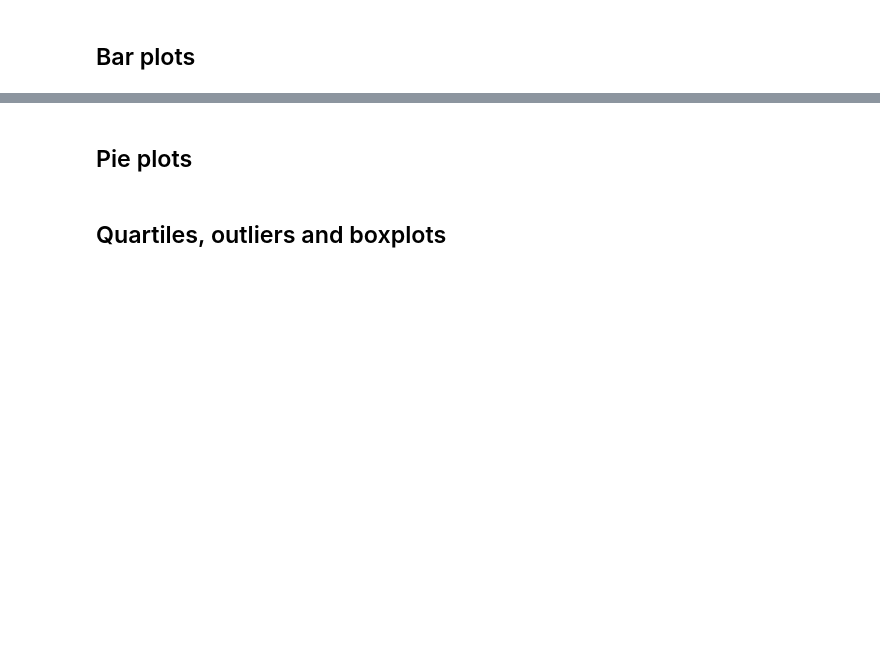
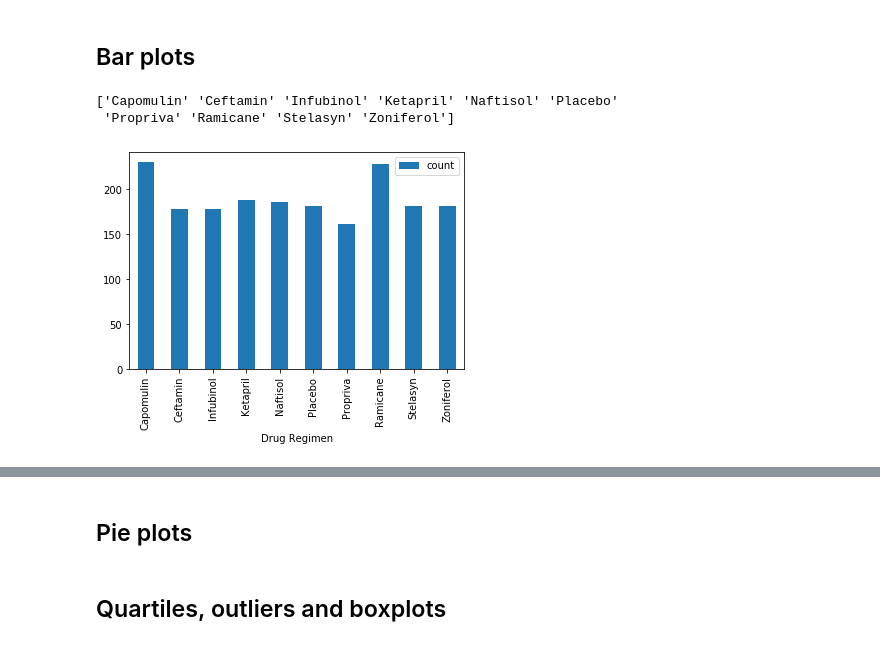
Before and after one commit to atulbhingarde/DATA-05, a Jupyter notebook: Pymaceuticals/pymaceuticals_starter.ipynb, the cells around one changed output, grey strips where cells are left out. Cells and saved outputs as stored; diff of their text form; code cells hidden in the pictures; blank space fills up the shorter version.

Commit message:
updated with some graphs

```diff
--- a/Pymaceuticals/pymaceuticals_starter.ipynb
+++ b/Pymaceuticals/pymaceuticals_starter.ipynb
@@ -35,0 +54,30 @@ study_results.head()
+# %%
+# Generate a bar plot showing number of data points for each treatment regimen using pandas
+#clinical_data_complete.set_index(["Drug Regimen"]).count()
+Regimen = clinical_data_complete.groupby('Drug Regimen')
+#Regimen.head()
+#print(Regimen.groups)
+gg=Regimen['Timepoint'].describe()
+#labels = Regimen['Drug Regimen']
+#labels.head
+#print(gg.index.name)
+list=(gg.index.values)
+type(list)
+print(list)
+type(gg)
+#new_list=gg+list
+hh = gg.filter(['Drug Regimen', 'count'], axis=1)
+
+hh
+#for drug in list:
+#    print(drug+" "+str(gg.loc[drug]['count']))
+#gg1 = gg.loc[[:,'Drug Regimen':'count']]
+#print(gg1)
+#index=gg[0]
+#print(index)
+#gg
+ax = hh.plot.bar()
+# %% [output]
+['Capomulin' 'Ceftamin' 'Infubinol' 'Ketapril' 'Naftisol' 'Placebo'
+ 'Propriva' 'Ramicane' 'Stelasyn' 'Zoniferol']
+[figure, added]
```
Also changed, not shown: parts of 4 cells of this notebook.
